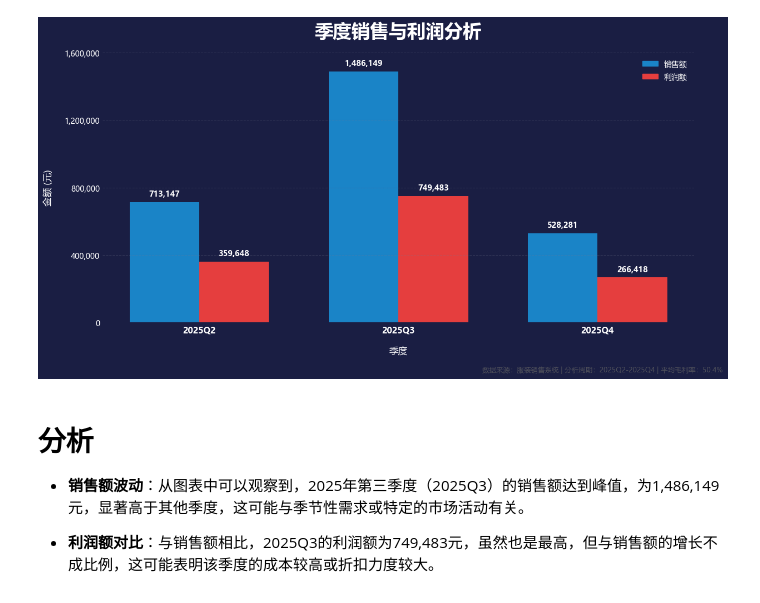
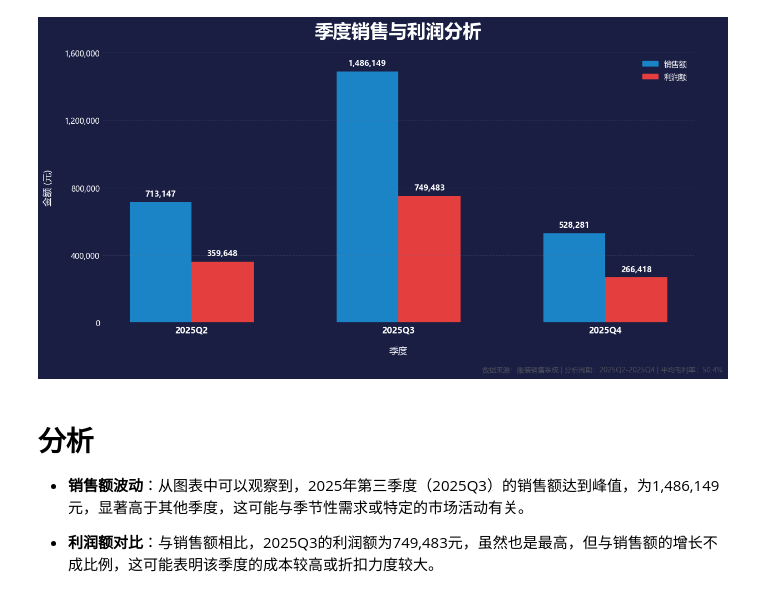
Before and after one commit to IIawaII/PythonVisualisation, a Jupyter notebook: 可视化/05、层叠柱形图/StackedBarChart.ipynb, the cells around one changed output. Saved outputs shown, nothing was run; the diff lists cells and outputs as text; code cells hidden in the pictures.

```diff
--- a/可视化/05、层叠柱形图/StackedBarChart.ipynb
+++ b/可视化/05、层叠柱形图/StackedBarChart.ipynb
@@ -64,8 +64,8 @@ try:
 
     # 确保季度顺序
     quarterly_sales['季度'] = pd.Categorical(quarterly_sales['季度'],
-                                          categories=all_quarters,
-                                          ordered=True)
+                                            categories=all_quarters,
+                                            ordered=True)
     quarterly_sales = quarterly_sales.sort_values('季度')
 
     # 计算利润（销售额 * 平均毛利率）
@@ -82,7 +82,7 @@ try:
     ax.set_facecolor('#1A1E43')
 
     # 设置柱子宽度
-    width = 0.35  # 柱子宽度
+    width = 0.3  # 柱子宽度
 
     # 绘制销售额柱状图（蓝色）
     bars1 = ax.bar(
@@ -116,7 +116,7 @@ try:
     ax.set_ylim(0, y_top)
     ax.set_yticks(y_ticks)
     ax.set_yticklabels([f'{int(x):,}' for x in y_ticks],
-                      color="#ffffff", fontsize=10)
+                        color="#ffffff", fontsize=10)
     ax.grid(axis='y', linestyle='--', alpha=0.3, color='#777b92')
 
     # 移除边框
@@ -164,43 +164,43 @@ try:
 
     # 添加标题和标签
     plt.title('季度销售与利润分析', fontsize=24, fontweight='bold', color="#ffffff", pad=20)
     plt.xlabel('季度', fontsize=12, color="#ffffff", labelpad=15)
     plt.ylabel('金额 (元)', fontsize=12, color="#ffffff", labelpad=15)
 
     # 添加图例
     blue_patch = mpatches.Patch(color='#1a84c7', label='销售额')
     red_patch = mpatches.Patch(color='#e53e3e', label='利润额')
     ax.legend(handles=[blue_patch, red_patch],
-             loc='upper right',
-             frameon=False,
-             fontsize=10,
-             labelcolor="#ffffff")
+            loc='upper right',
+            frameon=False,
+            fontsize=10,
+            labelcolor="#ffffff")
 
     # 获取第一个和最后一个季度
     first_quarter = all_quarters[0]
     last_quarter = all_quarters[-1]
 
     # 添加底部装饰
     plt.figtext(0.85, 0.03,
-               f'数据来源：服装销售系统 | 分析周期：{first_quarter}-{last_quarter} | 平均毛利率：{avg_gross_margin:.1%}',
-               ha='center',
-               fontsize=9,
-               color='#666666',
-               alpha=0.7)
+                f'数据来源：服装销售系统 | 分析周期：{first_quarter}-{last_quarter} | 平均毛利率：{avg_gross_margin:.1%}',
+                ha='center',
+                fontsize=9,
+                color='#666666',
+                alpha=0.7)
 
     # 修复rect参数类型问题
     plt.tight_layout(rect=(0.0, 0.05, 1.0, 0.95))
 
     # 保存高清图片
     plt.savefig('季度销售与利润分析.png', dpi=300, bbox_inches='tight', facecolor=fig.get_facecolor())
 
     plt.show()
 
 except Exception as e:
     print(f"图表生成失败: {str(e)}")
     raise
 # %% [output]
-[figure, old version]
+[figure, new version]
 # %% [markdown]
 # 分析
 
```
Also changed, not shown: 30 other files.
